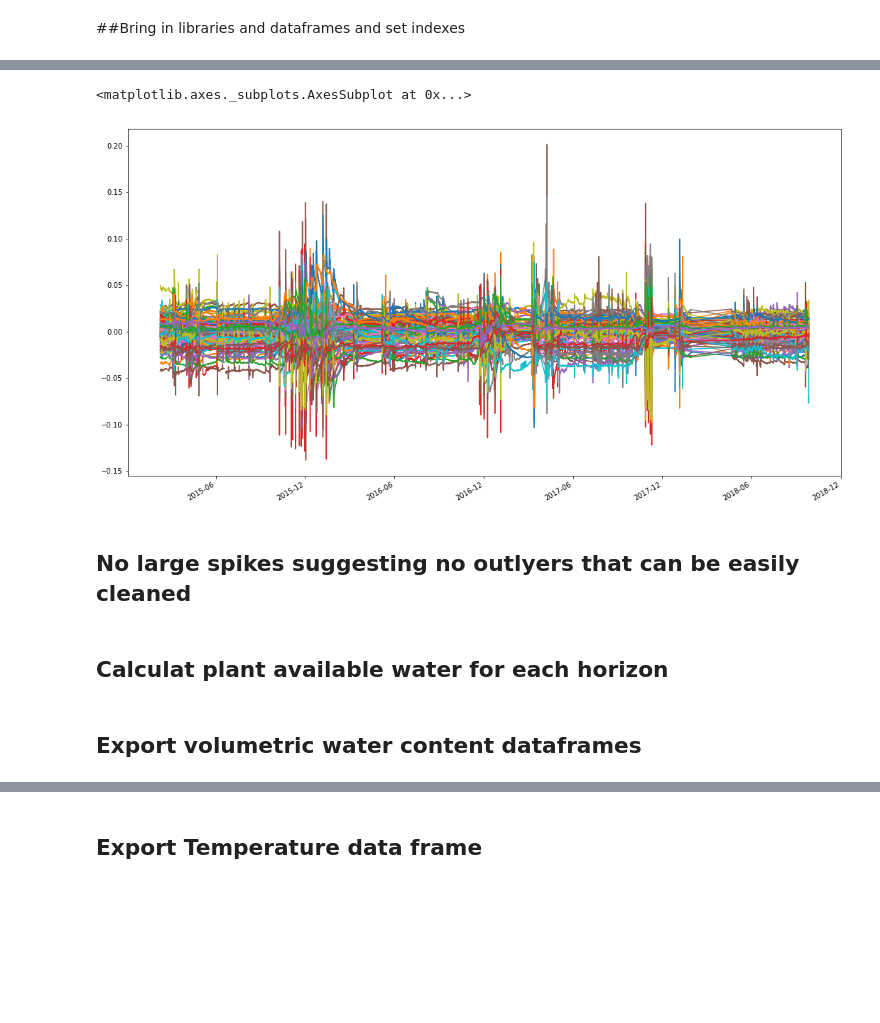
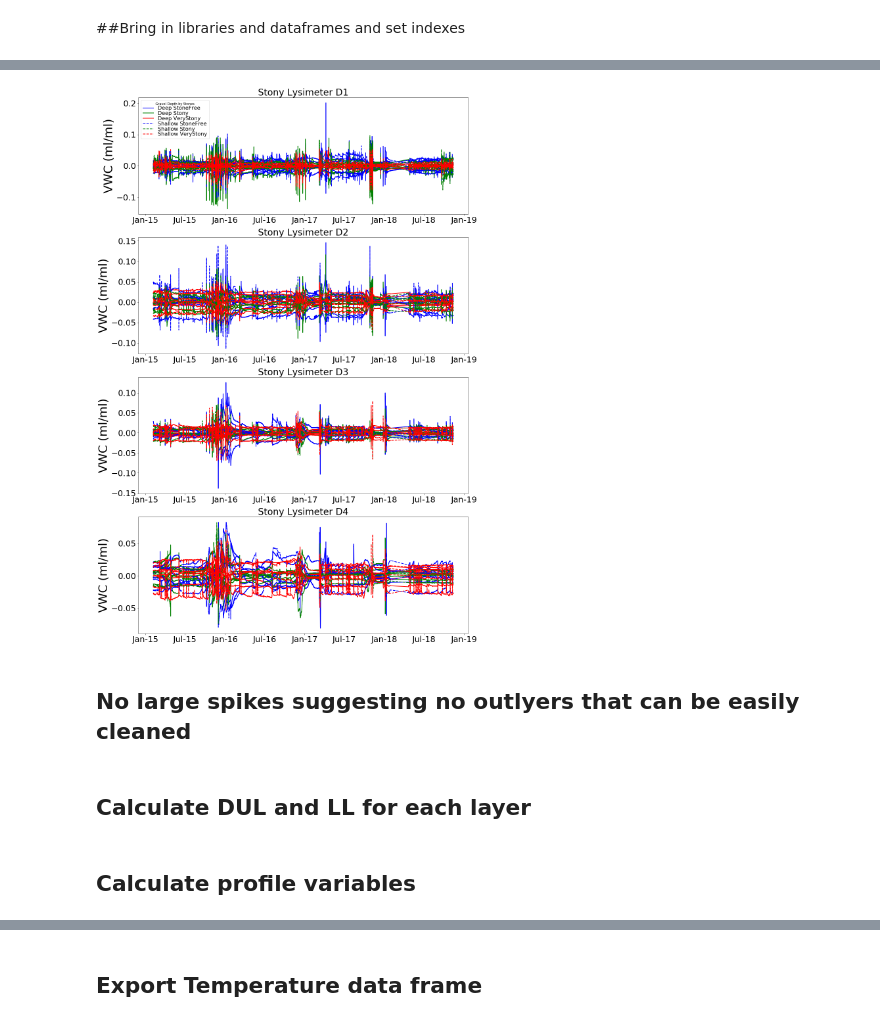
Before and after one commit to HamishBrownPFR/StonySoilLysimeters, a Jupyter notebook: SetUpLysimeterDataFrames.ipynb, the cells around one changed output, grey strips where cells are left out. Drawn from its saved outputs; the diff is of its cells as text; code cells hidden in the pictures; blank space fills up the shorter version.

```diff
--- a/SetUpLysimeterDataFrames.ipynb
+++ b/SetUpLysimeterDataFrames.ipynb
@@ -144,31 +206,25 @@ VWCTreatMeans.plot(figsize=(18,10),legend=False)
 # %%
+VWCTreatMeans = VWC_calibrated.groupby(level=['Depth','Gravels','Stones'],axis=1).mean()
+
 #Set up empty dataframe with the same index and column structure as the data object
 OffSets = pd.DataFrame(index = VWC_calibrated.index, columns = VWC_calibrated.columns)
 
 #Step through each series (a series is a time series of measurements for a given depth in a given experimental plot)
 #and produces a sub plot of the time series of VWC data
-for X in range (0,96):
+for X in VWC_calibrated:
     #Set index values for each series of measurements
-    Depth = VWC_calibrated.iloc[:,X].name[4]
-    Gravels = VWC_calibrated.iloc[:,X].name[1]
-    Stones = VWC_calibrated.iloc[:,X].name[2]
-    Block = VWC_calibrated.iloc[:,X].name[9]
-    DepthMask = VWC_calibrated.columns.isin([Depth], level='Depth')
-    GravelMask = VWC_calibrated.columns.isin([Gravels], level='Gravels')
-    StoneMask = VWC_calibrated.columns.isin([Stones], level='Stones')
-    BlockMask = VWC_calibrated.columns.isin([Block], level='Block')
-    mask = [all(tup) for tup in zip(DepthMask,GravelMask,StoneMask,BlockMask)]
+    Depth = X[0]
+    Gravels = X[1]
+    Stones = X[2]
+    Block = X[9]
     #Create an object containing the time series of mean values for the treatment and depth that the current series belongs to.
     TreatmentMeans = VWCTreatMeans.loc[:,(Depth,Gravels,Stones)]
     #Create an object containing the time series of measurements for the plot and measurement depth currently under consideration
-    SeriesValues = VWC_calibrated.loc[:,mask].iloc[:,0]
-    OffSets.loc[:,mask] = SeriesValues - TreatmentMeans
+    SeriesValues = VWC_calibrated.loc[:,X]
+    OffSets.loc[:,X] = SeriesValues - TreatmentMeans
+
+MakeGraph(OffSets,'VWC (ml/ml)')
+# %% [output]
+[figure, added]
-# %%
-OffSets.plot(figsize=(18,10), legend=False)
-# %% [output]
-<matplotlib.axes._subplots.AxesSubplot at 0x...>
-[figure, removed]
 # %% [markdown]
 ## No large spikes suggesting no outlyers that can be easily cleaned
-# %% [markdown]
-## Calculat plant available water for each horizon
@@ -185,2 +230,0 @@ PAW.to_pickle('.\DataFrames\LysoPAW_df')
-# %% [markdown]
-## Export volumetric water content dataframes
@@ -190,0 +231,2 @@ VWC.to_pickle('.\DataFrames\LysoVWC_df')
+# %% [markdown]
+## Calculate DUL and LL for each layer
@@ -190,0 +238,2 @@ VWC.to_pickle('.\DataFrames\LysoVWC_df')
+# %% [markdown]
+## Calculate profile variables
```
Also changed, not shown: parts of 43 cells of this notebook.
